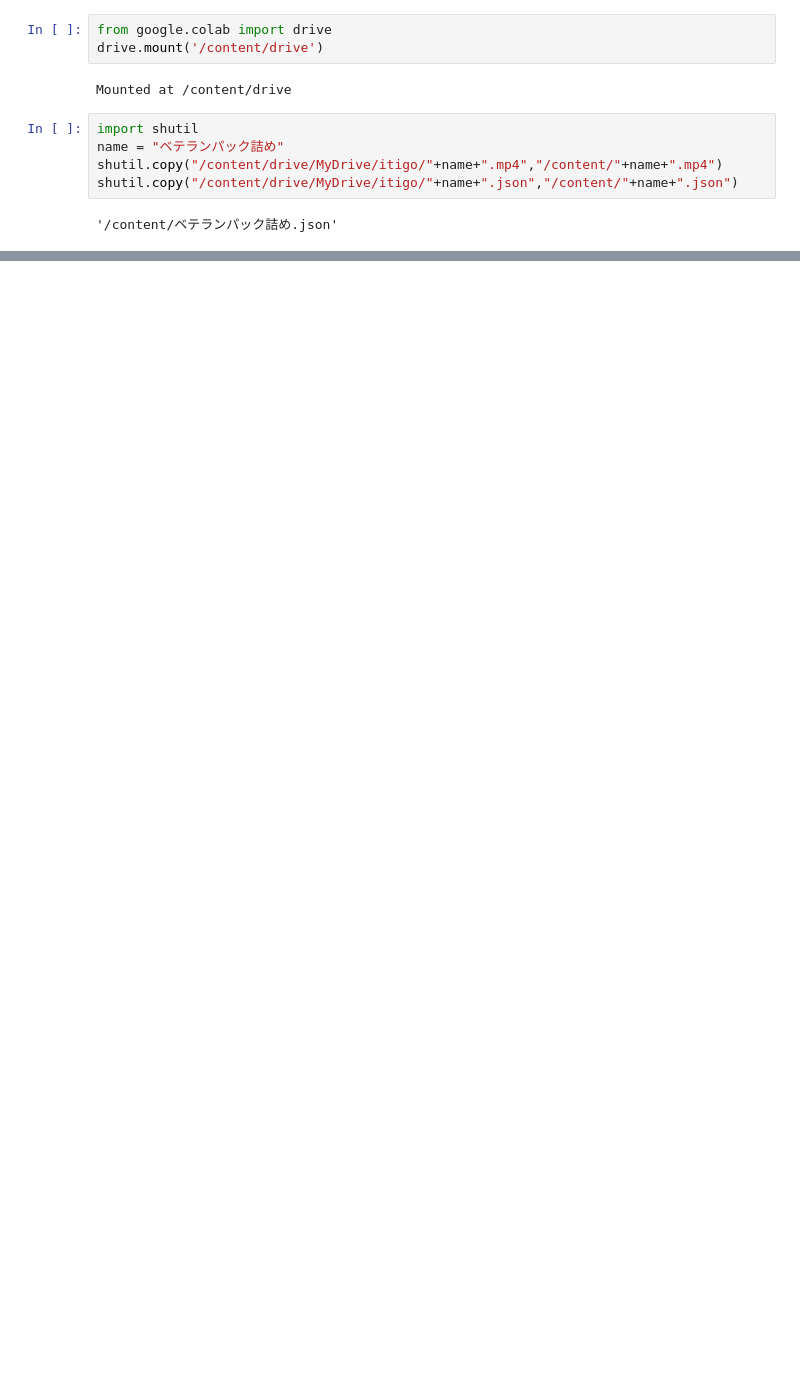
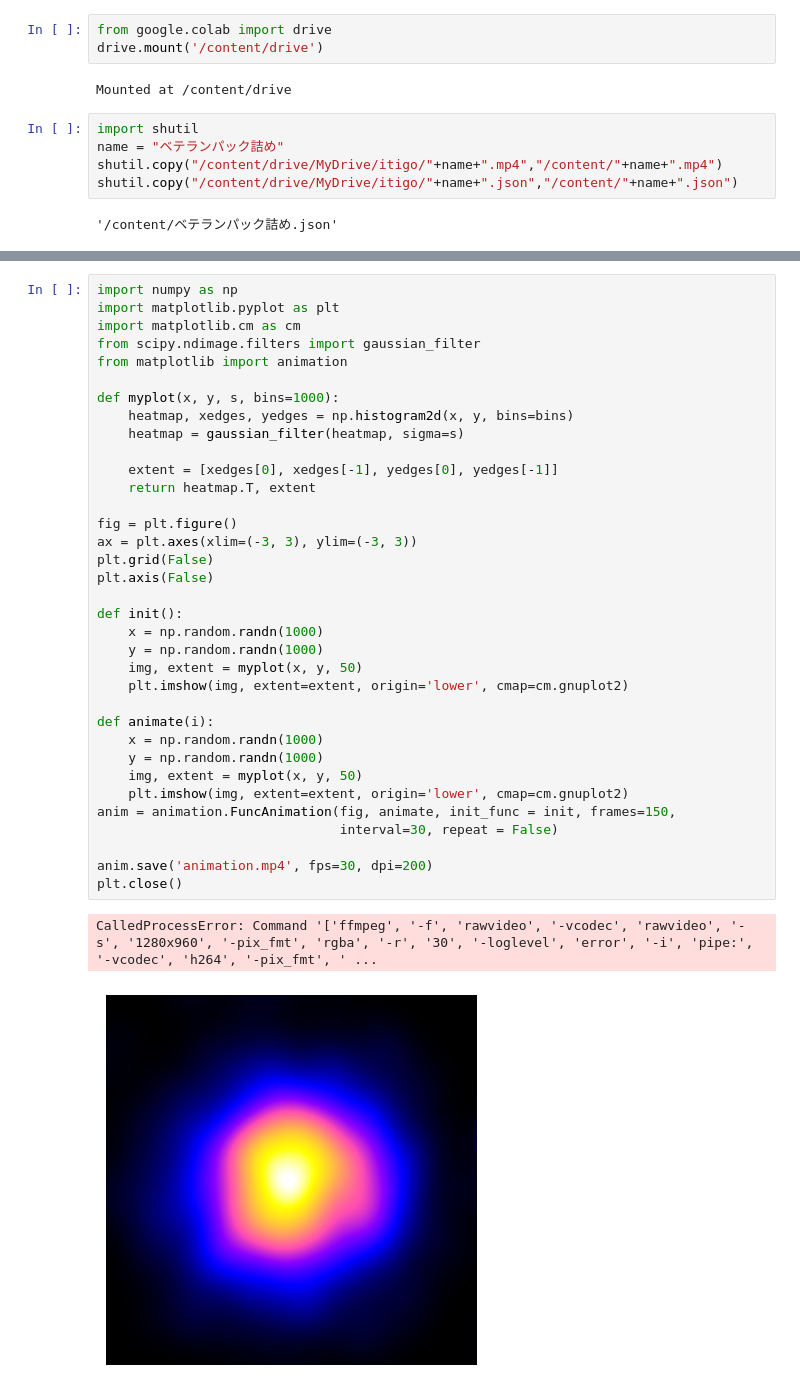
Before and after one commit to 1900690/eye-camera, a Jupyter notebook: eye_camera_test.ipynb, the cells around one changed output, grey strips where cells are left out. Cells and saved outputs as stored; diff of their text form; blank space fills up the shorter version.

```diff
--- a/eye_camera_test.ipynb
+++ b/eye_camera_test.ipynb
@@ -92,0 +77,38 @@ out.release() # 出力動画ファイルをクローズ
+# %%
+import numpy as np
+import matplotlib.pyplot as plt
+import matplotlib.cm as cm
+from scipy.ndimage.filters import gaussian_filter
+from matplotlib import animation
+
+def myplot(x, y, s, bins=1000):
+    heatmap, xedges, yedges = np.histogram2d(x, y, bins=bins)
+    heatmap = gaussian_filter(heatmap, sigma=s)
+
+    extent = [xedges[0], xedges[-1], yedges[0], yedges[-1]]
+    return heatmap.T, extent
+
+fig = plt.figure()
+ax = plt.axes(xlim=(-3, 3), ylim=(-3, 3))
+plt.grid(False)
+plt.axis(False)
+
+def init():
+    x = np.random.randn(1000)
+    y = np.random.randn(1000)
+    img, extent = myplot(x, y, 50)
+    plt.imshow(img, extent=extent, origin='lower', cmap=cm.gnuplot2)
+
+def animate(i):
+    x = np.random.randn(1000)
+    y = np.random.randn(1000)
+    img, extent = myplot(x, y, 50)
+    plt.imshow(img, extent=extent, origin='lower', cmap=cm.gnuplot2)
+anim = animation.FuncAnimation(fig, animate, init_func = init, frames=150,
+                               interval=30, repeat = False)
+
+anim.save('animation.mp4', fps=30, dpi=200)
+plt.close()
+# %% [output]
+CalledProcessError: Command '['ffmpeg', '-f', 'rawvideo', '-vcodec', 'rawvideo', '-s', '1280x960', '-pix_fmt', 'rgba', '-r', '30', '-loglevel', 'error', '-i', 'pipe:', '-vcodec', 'h264', '-pix_fmt', ' ...
+[figure, added]
```
Also changed, not shown: parts of 3 cells of this notebook.
